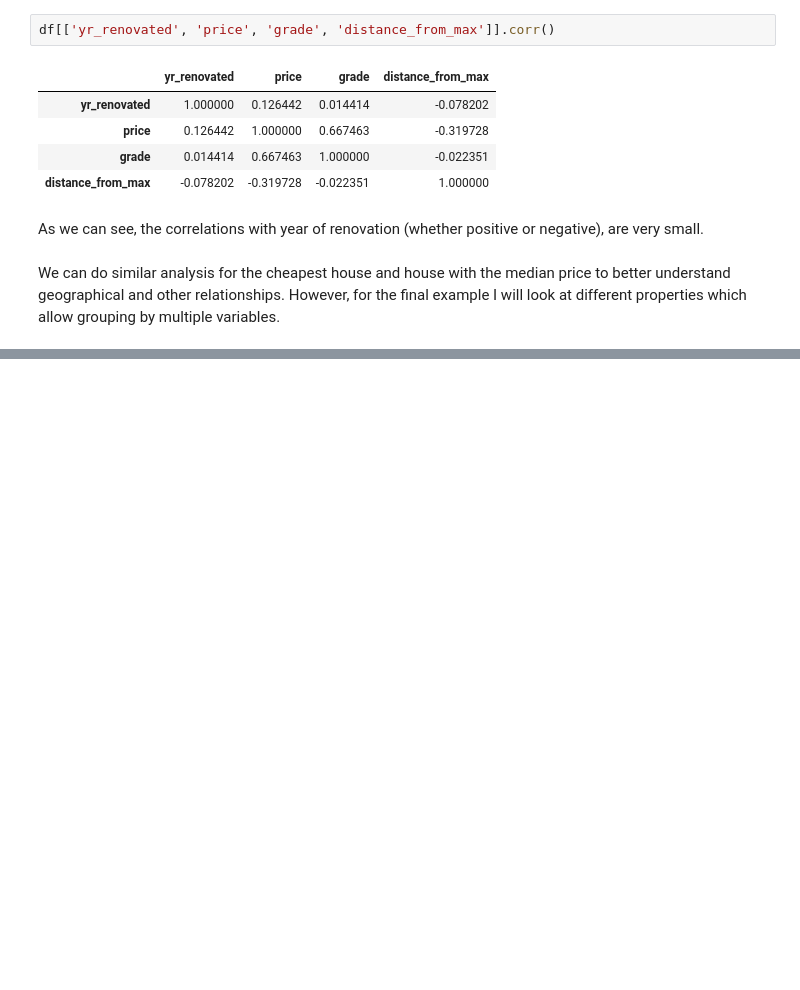
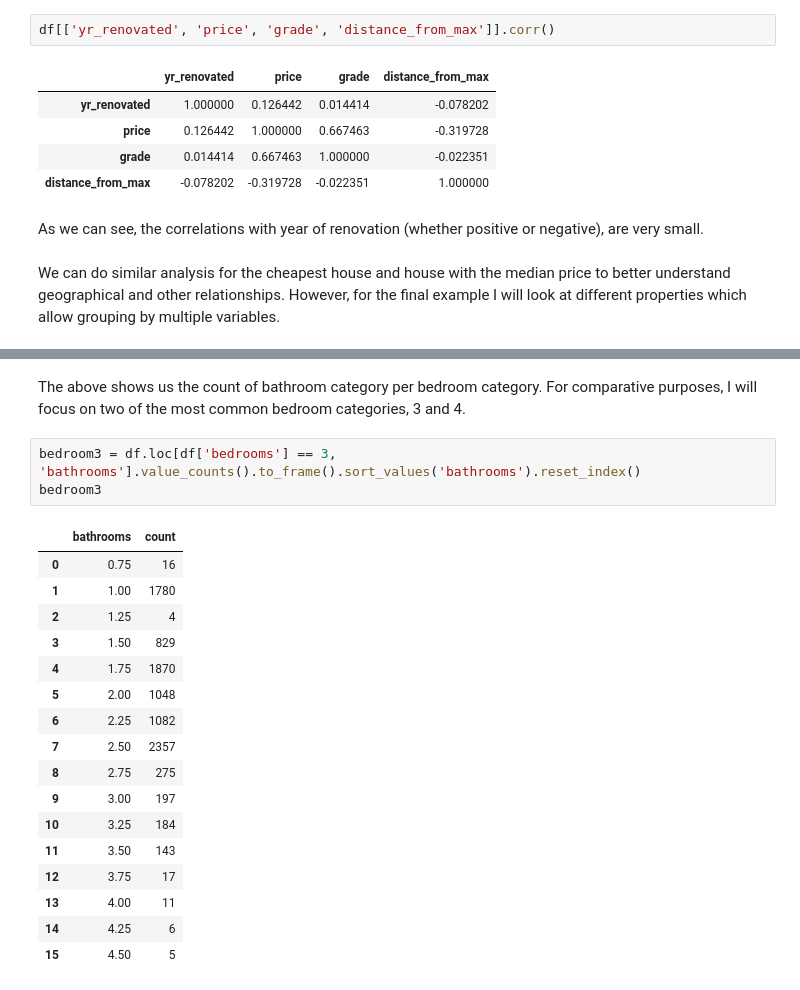
Before and after one commit to naouuud/fsd-general, a Jupyter notebook: week-1/pandas-assignment-4.ipynb, the cells around one changed output, grey strips where cells are left out. Drawn from its saved outputs; the diff is of its cells as text; blank space fills up the shorter version.

```diff
--- a/week-1/pandas-assignment-4.ipynb
+++ b/week-1/pandas-assignment-4.ipynb
@@ -438,0 +479,23 @@ We can do similar analysis for the cheapest house and house with the median pric
+# %% [markdown]
+The above shows us the count of bathroom category per bedroom category. For comparative purposes, I will focus on two of the most common bedroom categories, 3 and 4.
+# %%
+bedroom3 = df.loc[df['bedrooms'] == 3, 'bathrooms'].value_counts().to_frame().sort_values('bathrooms').reset_index()
+bedroom3
+# %% [output]
+|  | bathrooms | count |
+| 0 | 0.75 | 16 |
+| 1 | 1.00 | 1780 |
+| 2 | 1.25 | 4 |
+| 3 | 1.50 | 829 |
+| 4 | 1.75 | 1870 |
+| 5 | 2.00 | 1048 |
+| 6 | 2.25 | 1082 |
+| 7 | 2.50 | 2357 |
+| 8 | 2.75 | 275 |
+| 9 | 3.00 | 197 |
+| 10 | 3.25 | 184 |
+| 11 | 3.50 | 143 |
+| 12 | 3.75 | 17 |
+| 13 | 4.00 | 11 |
+| 14 | 4.25 | 6 |
+| 15 | 4.50 | 5 |
```
Also changed, not shown: parts of 16 cells of this notebook.
